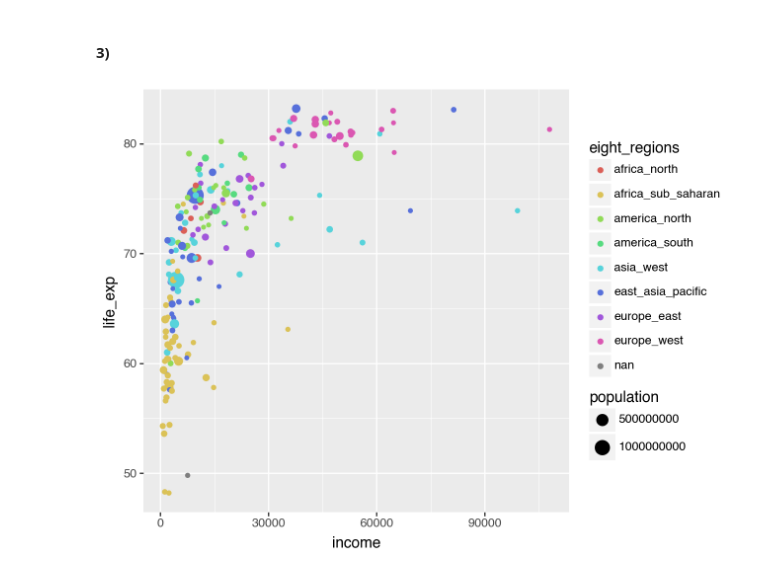
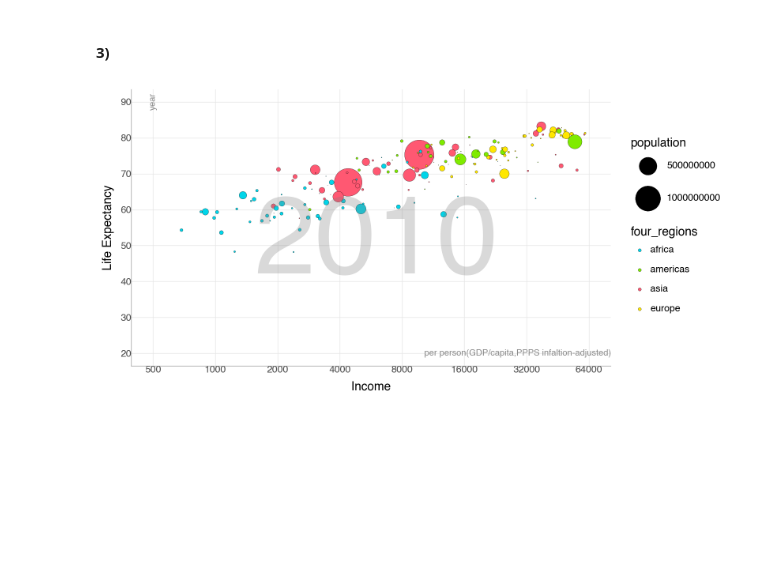
Before and after one commit to Riley-Sallander/ML-554, a Jupyter notebook: Labs/LabOne.ipynb, the cells around one changed output. Drawn from its saved outputs; the diff is of its cells as text; code cells hidden in the pictures; blank space fills up the shorter version.

```diff
--- a/Labs/LabOne.ipynb
+++ b/Labs/LabOne.ipynb
@@ -12,9 +19,10 @@
 
 #### 2)
 # %%
+
 import pandas as pd
 dfQ1 = pd.read_csv("/Users/rileysallander/Desktop/ML/ML554/Data/q1data.csv")
-
+dfQ1 = dfQ1.dropna()
 dfQ1.head()
 # %% [output]
 |  | income | life_exp | population | year | country | four_regions | six_regions | eight_regions | ... |
@@ -25,17 +33,46 @@ dfQ1.head()
 | 4 | 7680.0 | 60.8 | 23400000.0 | 2010 | Angola | africa | sub_saharan_africa | africa_sub_saharan | ... |
 # %% [markdown]
 #### 3)
-# %%
-from plotnine import geom_point, ggplot, aes, labs
-
-(ggplot(dfQ1,
-aes(
-  x = "income",
-  y = "life_exp",
-  color = "eight_regions",
-  size = "population"
-))
-+ geom_point()
-)
-# %% [output]
-[figure, removed]
+# %%
+from plotnine import geom_point, ggplot, aes, scale_x_log10,scale_y_continuous,theme_minimal,scale_size_area,scale_fill_manual,theme,annotate, element_blank,element_line,labs,scale_x_continuous,scale_y_log10
+#basic graph aes assignments
+(ggplot(dfQ1,
+aes(
+  x = "income",
+  y = "life_exp",
+  fill = "four_regions",
+  size = "population"
+))
+
+# Scale the graph and sizes of bubbles along with colors
++ geom_point(color='black', stroke = 0.1)
++ scale_x_log10(breaks=[500,1000,2000,4000,8000,16000,32000,64000],limits=(500, 64000))
++ scale_y_continuous(breaks=[10,20,30,40,50,60,70,80,90],limits=(20, 90))
++ scale_size_area(max_size=15)
++ scale_fill_manual(values={
+        'asia': '#ff5872',
+        'europe': '#ffe700',
+        'americas': '#7feb00',
+        'africa': '#00d5e9',
+    })
+
+# Add themes and gridlines
++ theme_minimal()
++ theme(figure_size=(8, 4))
++ theme(panel_grid_minor=element_blank(),
+        panel_grid_major=element_line(size=0.5),
+        axis_line=element_line(size=0.5, color='grey',alpha = 0.8))
+
+# Add axis lables and background 2010
++ annotate('text', x=6000, y=50, label='2010', size=100, color='grey', alpha=0.3, angle=0)
++ annotate('text', x=29000, y=20, label='per person(GDP/capita,PPPS infaltion-adjusted)', size=8, color='grey', alpha=0.9, angle=0)
++ annotate('text', x=500, y=90, label='year', size=8, color='grey', alpha=0.9, angle=90)
+
+# Label the Axis
++ labs(
+  x='Income',
+  y='Life Expectancy'
+  )
+)
+# %% [output]
+[figure, added]
```
Also changed, not shown: parts of 17 cells of this notebook, 3 other files.
